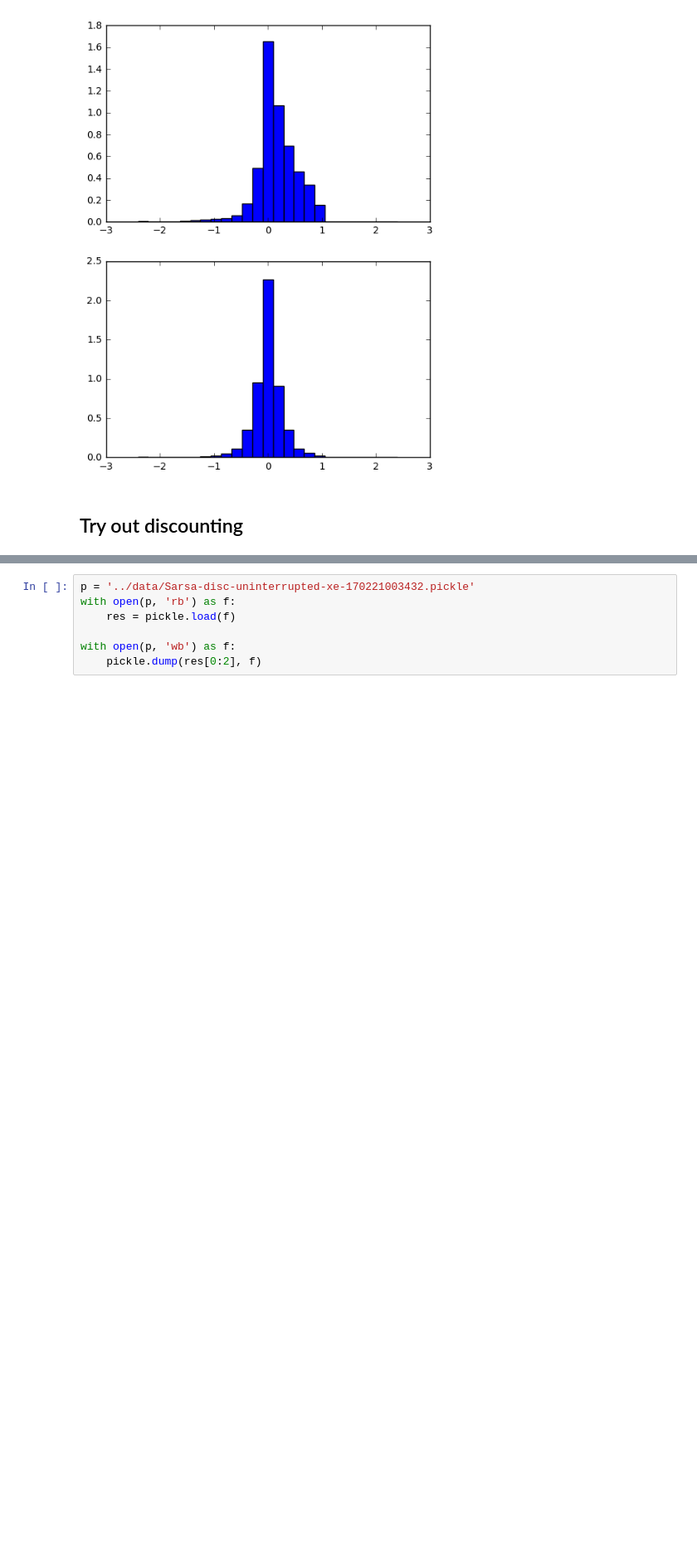
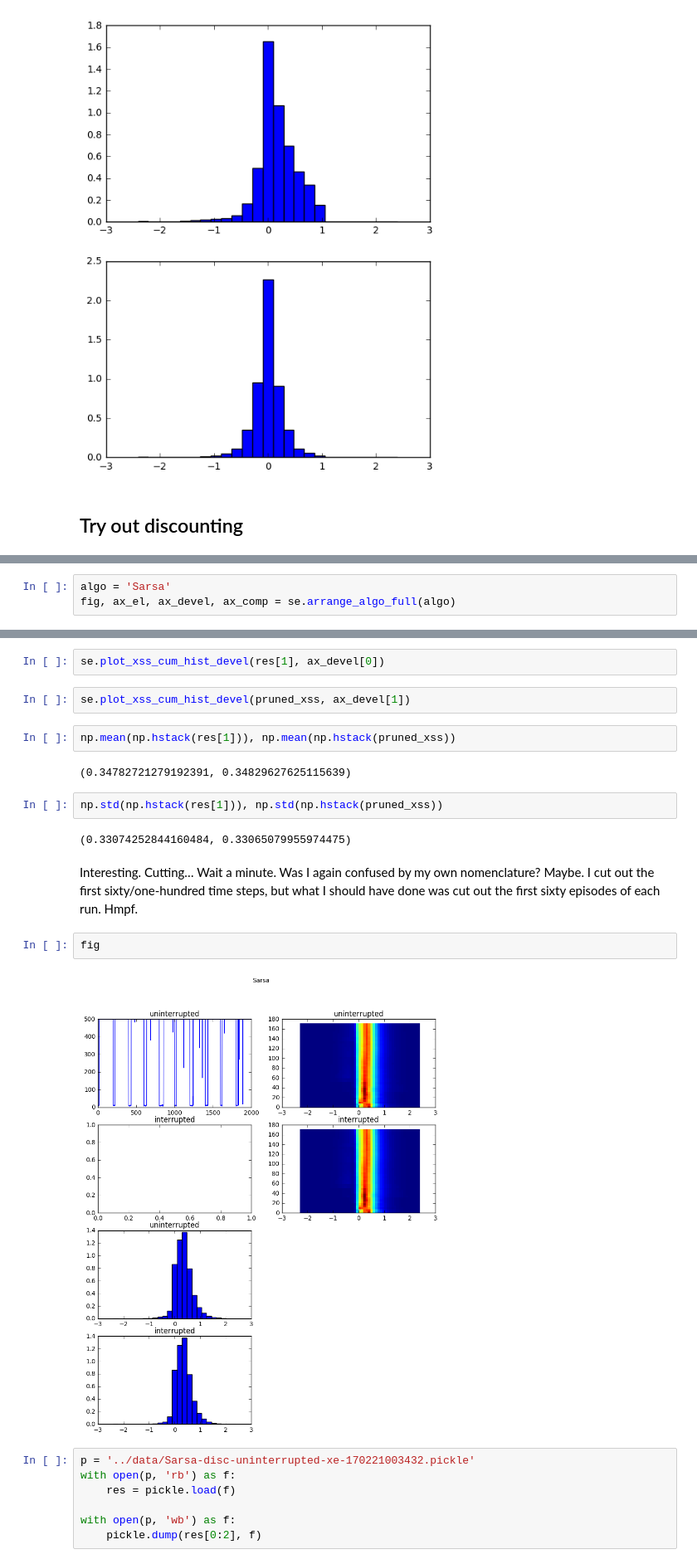
Before and after one commit to rmoehn/cartpole, a Jupyter notebook: notebooks/StatsExperiments.ipynb, the cells around one changed output, grey strips where cells are left out. Shown: that part at 83% size. Drawn from its saved outputs; the diff is of its cells as text; blank space fills up the shorter version.

```diff
--- a/notebooks/StatsExperiments.ipynb
+++ b/notebooks/StatsExperiments.ipynb
@@ -145,0 +158,3 @@ sarsa_disc_comp_fig
+# %%
+algo = 'Sarsa'
+fig, ax_el, ax_devel, ax_comp = se.arrange_algo_full(algo)
@@ -146,3 +167,21 @@ sarsa_disc_comp_fig
+# %%
+se.plot_xss_cum_hist_devel(res[1], ax_devel[0])
+# %%
+se.plot_xss_cum_hist_devel(pruned_xss, ax_devel[1])
+# %%
+np.mean(np.hstack(res[1])), np.mean(np.hstack(pruned_xss))
+# %% [output]
+(0.34782721279192391, 0.34829627625115639)
+# %%
+np.std(np.hstack(res[1])), np.std(np.hstack(pruned_xss))
+# %% [output]
+(0.33074252844160484, 0.33065079955974475)
+# %% [markdown]
+Interesting. Cutting… Wait a minute. Was I again confused by my own nomenclature? Maybe. I cut out the first sixty/one-hundred time steps, but what I should have done was cut out the first sixty episodes of each run. Hmpf.
+# %%
+fig
+# %% [output]
+[figure, added]
 # %%
 p = '../data/Sarsa-disc-uninterrupted-xe-170221003432.pickle'
 with open(p, 'rb') as f:
```
Also changed, not shown: parts of 11 cells of this notebook.
